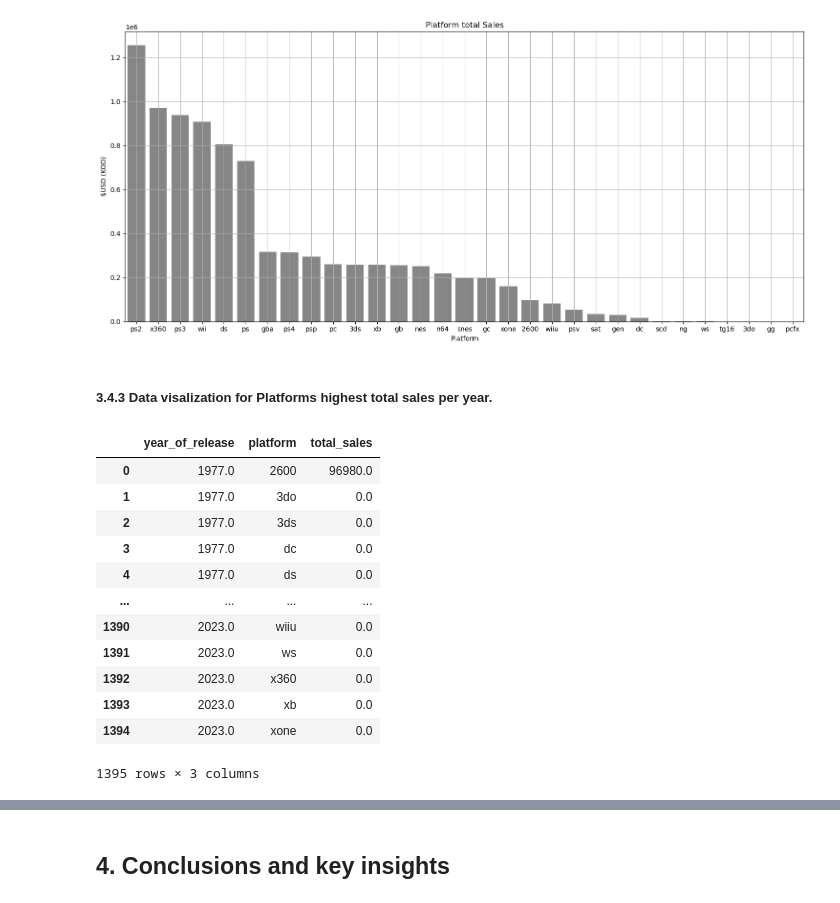
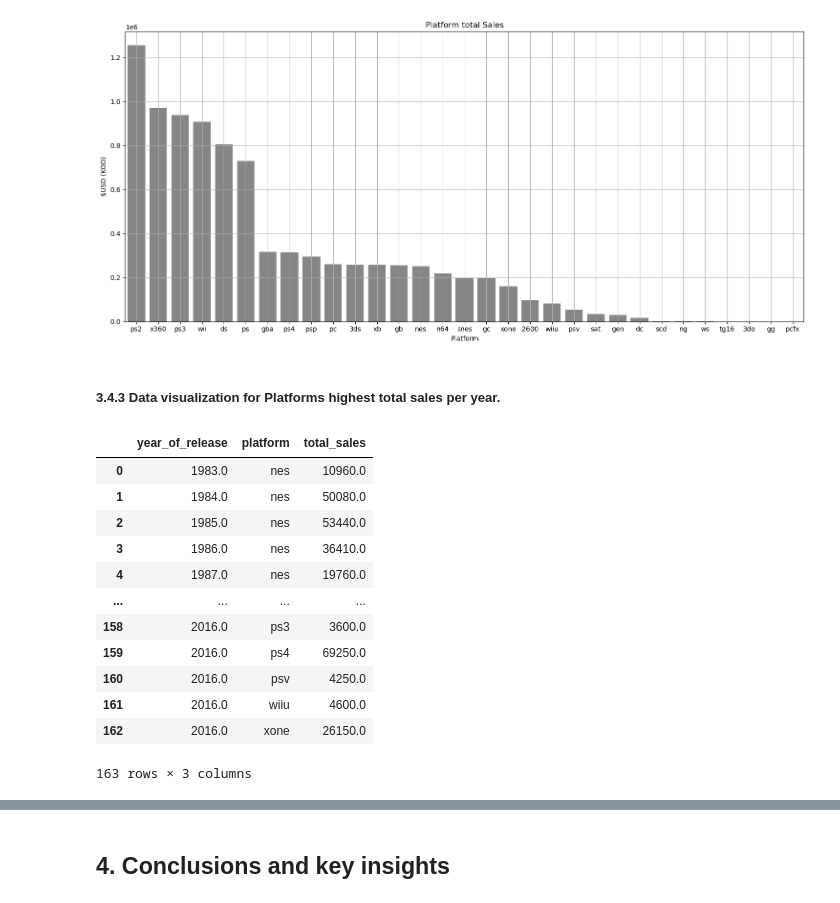
Before and after one commit to LuisPastranaLemus/P_20250529_Videogames_analysis, a Jupyter notebook: notebooks/03_eda_name_analysis.ipynb, the cells around one changed output, grey strips where cells are left out. Cells and saved outputs as stored; diff of their text form; code cells hidden in the pictures.

```diff
--- a/notebooks/03_eda_name_analysis.ipynb
+++ b/notebooks/03_eda_name_analysis.ipynb
@@ -645,25 +643,25 @@ The palette list has fewer values (2) than needed (31) and will cycle, which may
   sns.barplot(data=ds, x=x_col, y=y_col, hue=hue_col, palette=strong_palette, alpha=alpha)
 [figure]
 # %% [markdown]
-##### 3.4.3 Data visalization for Platforms highest total sales per year.
+##### 3.4.3 Data visualization for Platforms highest total sales per year.
 # %%
-
+# Platform highest total sales per year
 # Step 1: Group by platform and year to get total sales
-grouped = df_vg_platform_top_sales_year.groupby(['year_of_release', 'platform'], as_index=False)['total_sales'].sum()
-grouped
+df_vg_platform_year_sales = df_vg_platform_top_sales_year.groupby(['year_of_release', 'platform'], as_index=False)['total_sales'].sum()
+df_vg_platform_year_sales
 # %% [output]
 |  | year_of_release | platform | total_sales |
-| 0 | 1977.0 | 2600 | 96980.0 |
-| 1 | 1977.0 | 3do | 0.0 |
-| 2 | 1977.0 | 3ds | 0.0 |
-| 3 | 1977.0 | dc | 0.0 |
-| 4 | 1977.0 | ds | 0.0 |
+| 0 | 1983.0 | nes | 10960.0 |
+| 1 | 1984.0 | nes | 50080.0 |
+| 2 | 1985.0 | nes | 53440.0 |
+| 3 | 1986.0 | nes | 36410.0 |
+| 4 | 1987.0 | nes | 19760.0 |
 | ... | ... | ... | ... |
-| 1390 | 2023.0 | wiiu | 0.0 |
-| 1391 | 2023.0 | ws | 0.0 |
-| 1392 | 2023.0 | x360 | 0.0 |
-| 1393 | 2023.0 | xb | 0.0 |
-| 1394 | 2023.0 | xone | 0.0 |
+| 158 | 2016.0 | ps3 | 3600.0 |
+| 159 | 2016.0 | ps4 | 69250.0 |
+| 160 | 2016.0 | psv | 4250.0 |
+| 161 | 2016.0 | wiiu | 4600.0 |
+| 162 | 2016.0 | xone | 26150.0 |
-1395 rows × 3 columns
+163 rows × 3 columns
 # %%
 # Step 2: For each year, find the platform with the max total_sales
```
Also changed, not shown: parts of 18 cells of this notebook, 4 other files.
